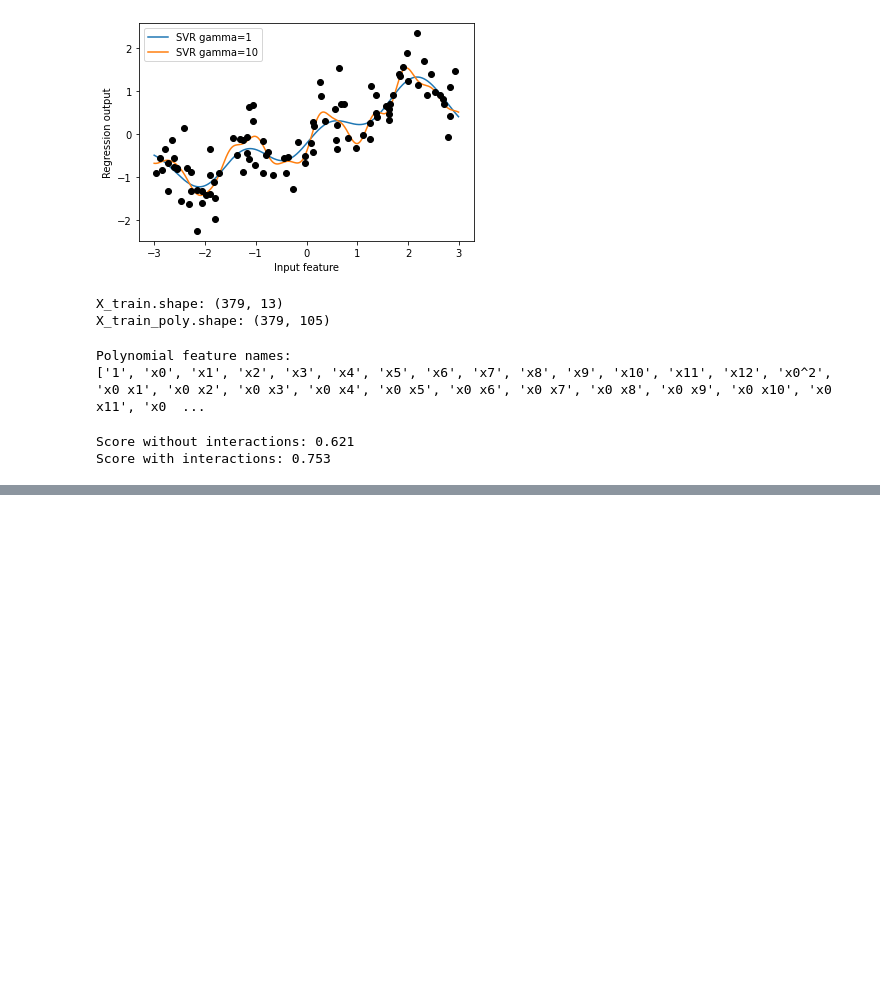
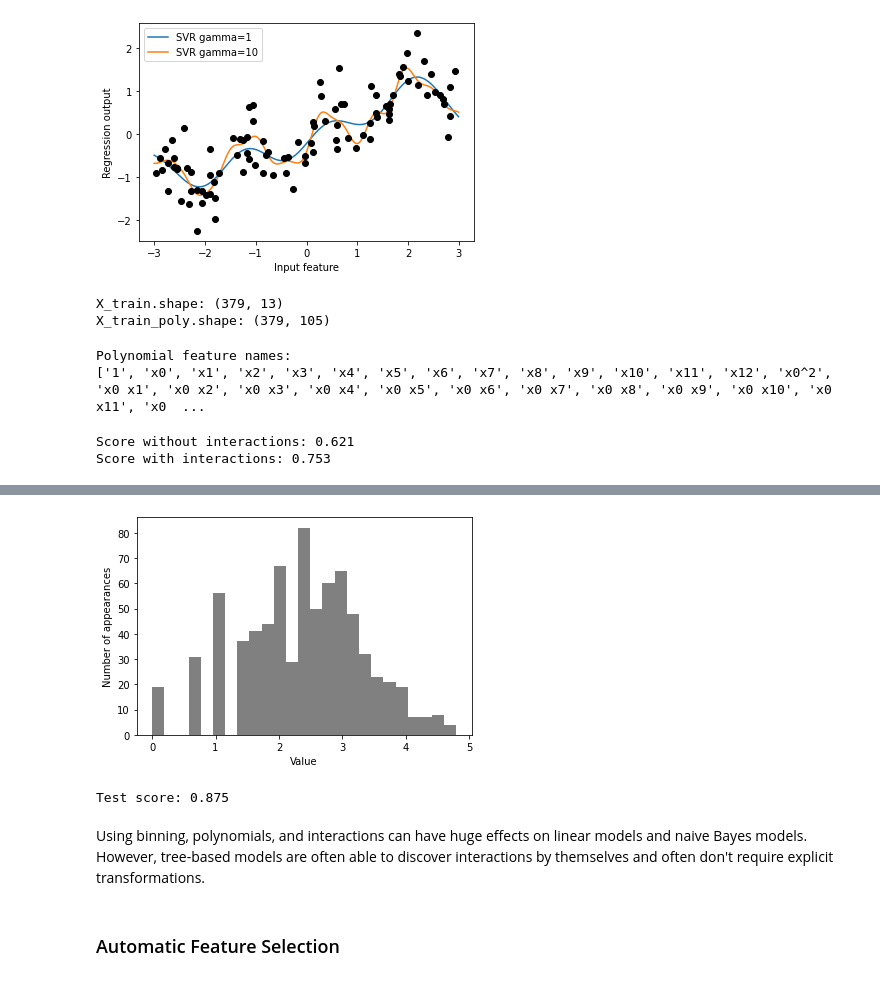
Before and after one commit to scottzig/ml-python-muller-guido, a Jupyter notebook: chapter_4.ipynb, the cells around one changed output, grey strips where cells are left out. Drawn from its saved outputs; the diff is of its cells as text; code cells hidden in the pictures; blank space fills up the shorter version.

Commit message:
Finished chapter 4, including practice on automatic feature selection.

```diff
--- a/chapter_4.ipynb
+++ b/chapter_4.ipynb
@@ -441,0 +475,24 @@ Score with interactions: 0.772
+# %%
+# This isn't a very good score, so we can try to apply a logarithmic transformation. However, 0 is in X and
+# we can't apply log to 0, so we apply log(X+1)
+
+X_train_log = np.log(X_train+1)
+X_test_log = np.log(X_test+1)
+
+# Look at the transformed data
+plt.hist(X_train_log[:,0], bins=25, color='gray')
+plt.ylabel("Number of appearances")
+plt.xlabel("Value");
+# %% [output]
+[figure, added]
+# %%
+# Now we'll apply a ridge model on the transformed data
+score = Ridge().fit(X_train_log, y_train).score(X_test_log, y_test)
+print("Test score: {:.3f}".format(score))
+# %% [output]
+Test score: 0.875
+# %% [markdown]
+Using binning, polynomials, and interactions can have huge effects on linear models and naive Bayes models. However,
+tree-based models are often able to discover interactions by themselves and often don't require explicit transformations.
+# %% [markdown]
+### Automatic Feature Selection
```
Also changed, not shown: parts of 41 cells of this notebook.
